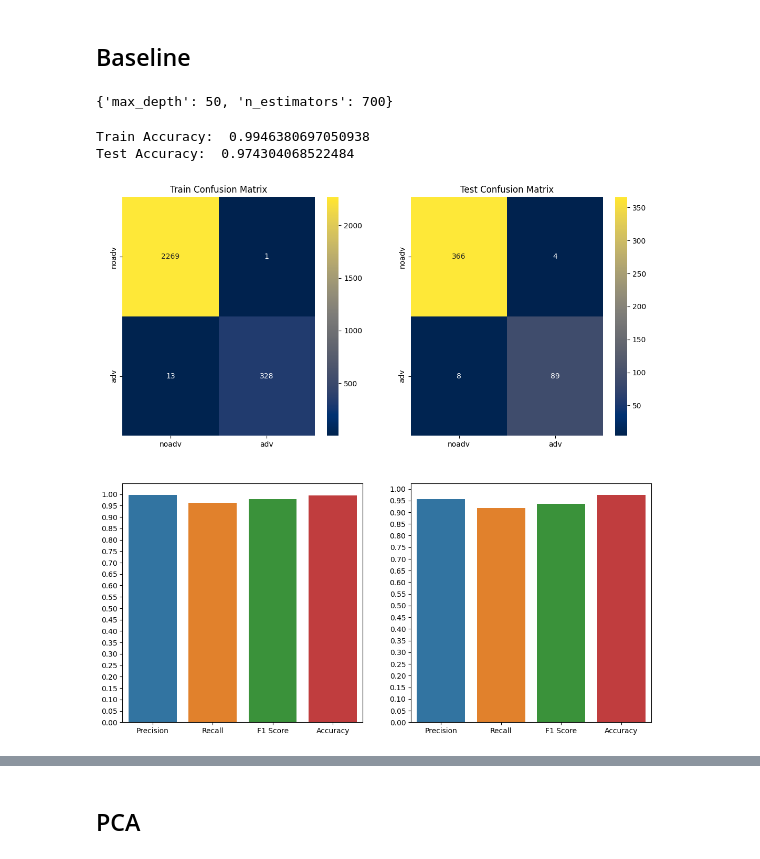
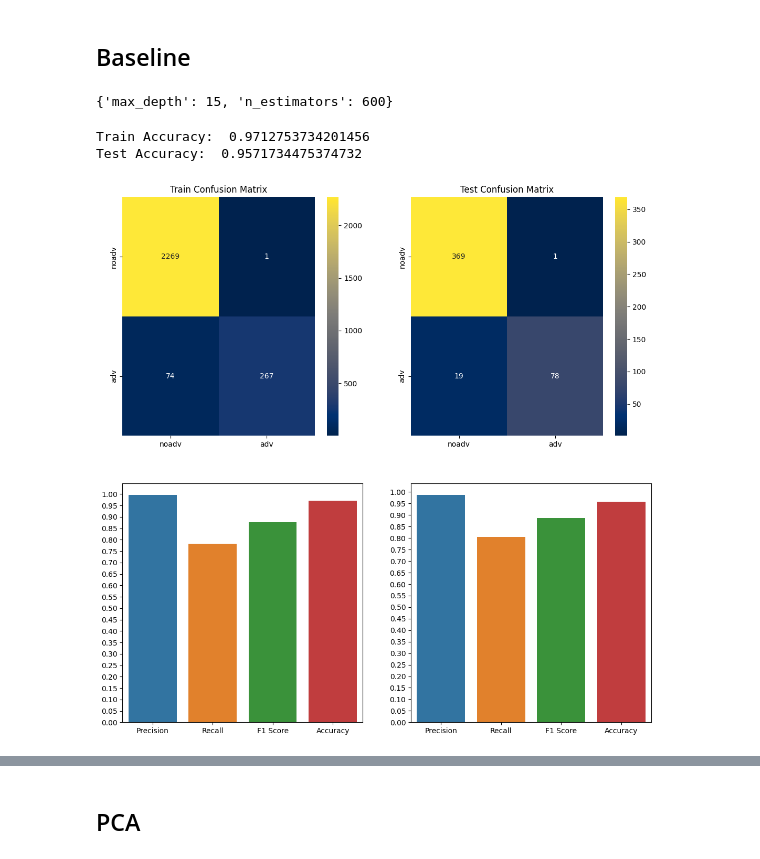
Before and after one commit to wredan/fad-project, a Jupyter notebook: notebook.ipynb, the cells around one changed output, grey strips where cells are left out. Cells and saved outputs as stored; diff of their text form; code cells hidden in the pictures.

```diff
--- a/notebook.ipynb
+++ b/notebook.ipynb
@@ -1272,17 +1272,17 @@ def train_random_forest(train_dataset, test_dataset, plot=False, **kwargs):
 # %% [markdown]
 ## Baseline <a id="baseline-rf"></a>
 # %%
-params_grid = { 'n_estimators': [200,300,500,600,700,800], #numero di alberi
-                'max_depth': [20,25,30,40,50]}
+params_grid = { 'n_estimators': [200,300,500,600,700,800,1000], #numero di alberi
+                'max_depth': [2,5,10,15]}
 gr_rf = GridSearchCV(RandomForestClassifier(), params_grid)
-gr_rf.fit(train_set_reduced.drop('Class',axis=1), train_set['Class'])
+gr_rf.fit(train_set_reduced.drop('Class',axis=1), train_set_reduced['Class'])
 gr_rf.best_params_
 # %% [output]
-{'max_depth': 50, 'n_estimators': 700}
+{'max_depth': 15, 'n_estimators': 600}
 # %%
-rf = train_random_forest(train_set_reduced, test_set_reduced, plot=True, n_estimators=700, max_depth=50)
+rf = train_random_forest(train_set_reduced, test_set_reduced, plot=True, n_estimators=600, max_depth=15)
 # %% [output]
-Train Accuracy:  0.9946380697050938
-Test Accuracy:  0.974304068522484
+Train Accuracy:  0.9712753734201456
+Test Accuracy:  0.9571734475374732
-[figure, old version]
+[figure, new version]
 # %% [markdown]
```
Also changed, not shown: parts of 16 cells of this notebook.
